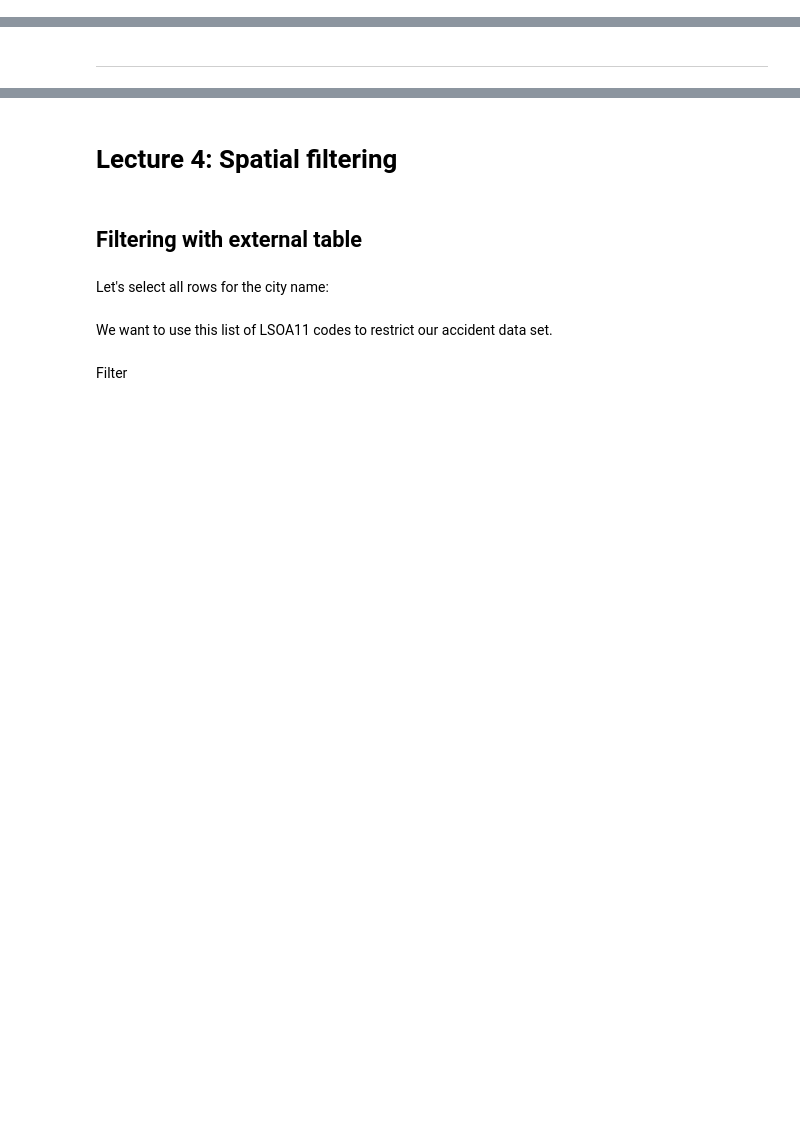
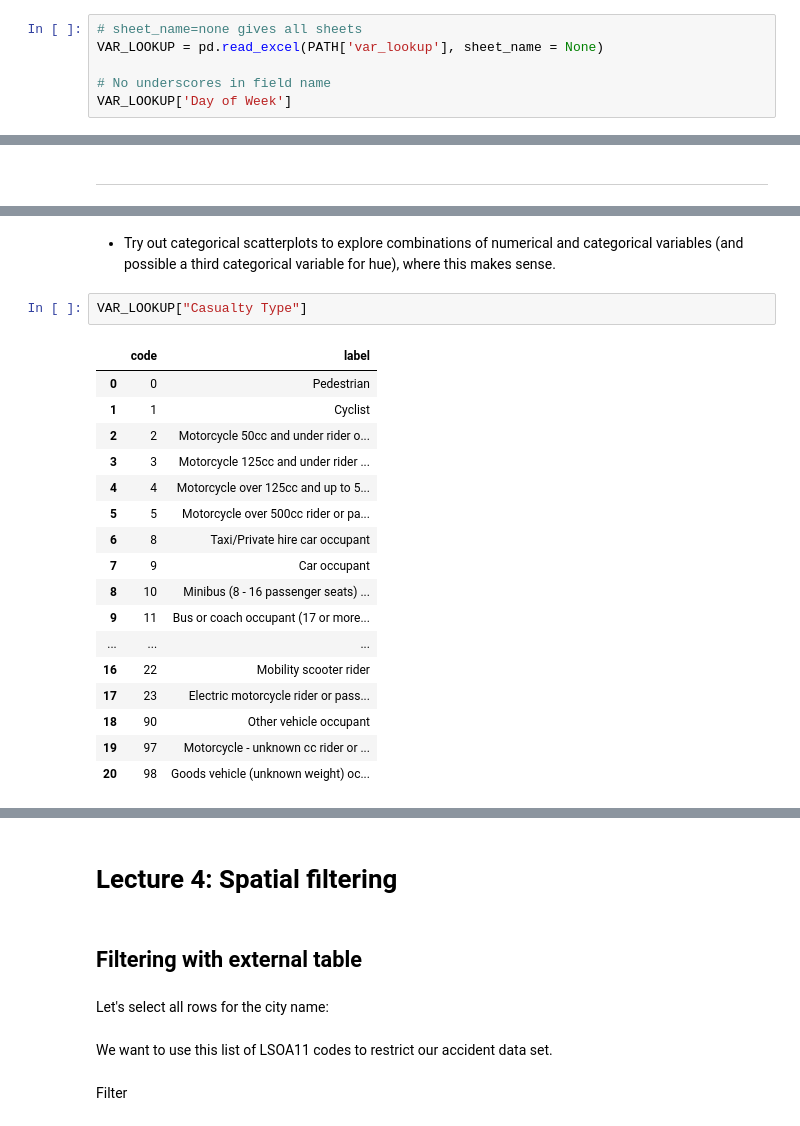
Before and after one commit to mszell/fyp2021p01lectures, a Jupyter notebook: notebooks/fyp2021p01lectures_draft.ipynb, the cells around one changed output, grey strips where cells are left out. Drawn from its saved outputs; the diff is of its cells as text; blank space fills up the shorter version.

```diff
--- a/notebooks/fyp2021p01lectures_draft.ipynb
+++ b/notebooks/fyp2021p01lectures_draft.ipynb
@@ -39,0 +49,6 @@ PATH['vehicles'] = PATH['interim'] / "bradford_vehicles.csv"
+# %%
+# sheet_name=none gives all sheets
+VAR_LOOKUP = pd.read_excel(PATH['var_lookup'], sheet_name = None)
+
+# No underscores in field name
+VAR_LOOKUP['Day of Week']
@@ -473,0 +518,22 @@ What about statistical tests for different combinations of numerical/categorical
+# %% [markdown]
+- Try out categorical scatterplots to explore combinations of numerical and categorical variables (and possible a third categorical variable for hue), where this makes sense.
+# %%
+VAR_LOOKUP["Casualty Type"]
+# %% [output]
+|  | code | label |
+| 0 | 0 | Pedestrian |
+| 1 | 1 | Cyclist |
+| 2 | 2 | Motorcycle 50cc and under rider o... |
+| 3 | 3 | Motorcycle 125cc and under rider ... |
+| 4 | 4 | Motorcycle over 125cc and up to 5... |
+| 5 | 5 | Motorcycle over 500cc rider or pa... |
+| 6 | 8 | Taxi/Private hire car occupant |
+| 7 | 9 | Car occupant |
+| 8 | 10 | Minibus (8 - 16 passenger seats) ... |
+| 9 | 11 | Bus or coach occupant (17 or more... |
+| ... | ... | ... |
+| 16 | 22 | Mobility scooter rider |
+| 17 | 23 | Electric motorcycle rider or pass... |
+| 18 | 90 | Other vehicle occupant |
+| 19 | 97 | Motorcycle - unknown cc rider or ... |
+| 20 | 98 | Goods vehicle (unknown weight) oc... |
```
Also changed, not shown: parts of 10 cells of this notebook, 1 other file.
